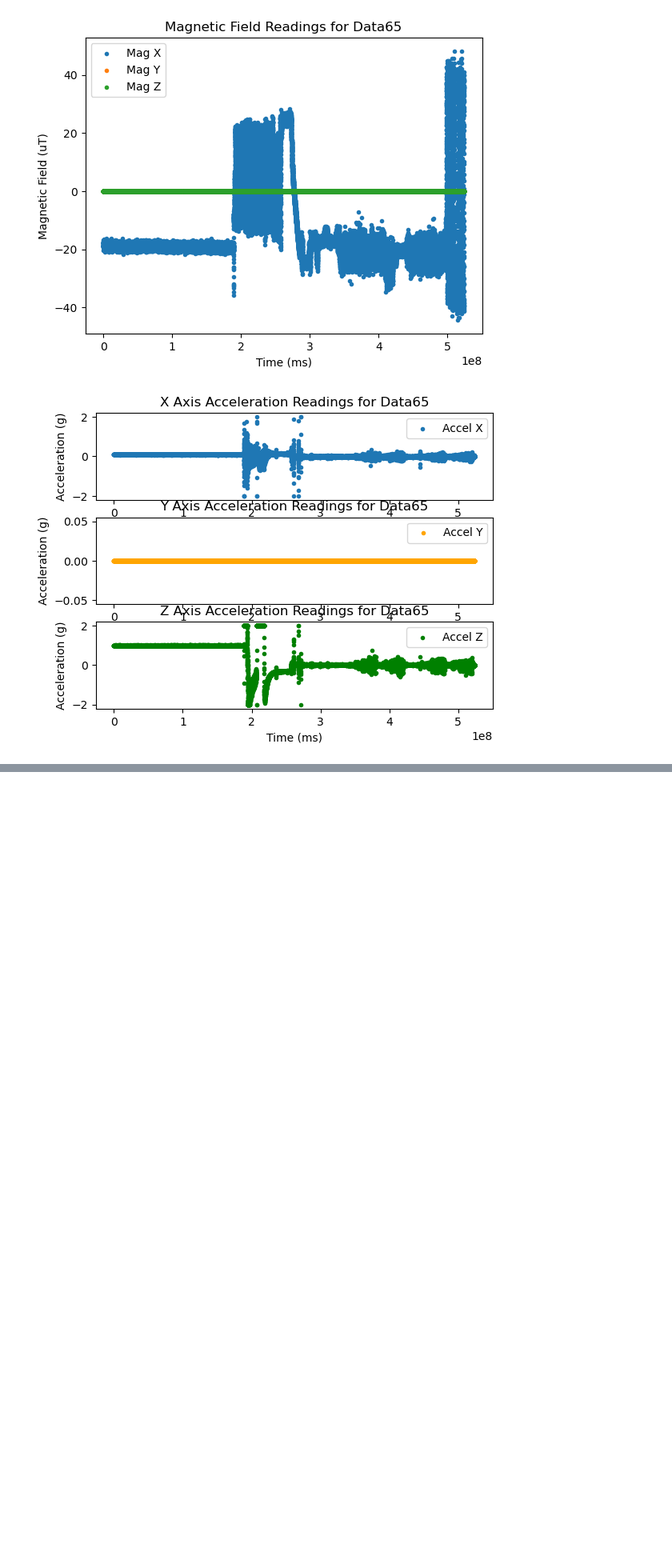
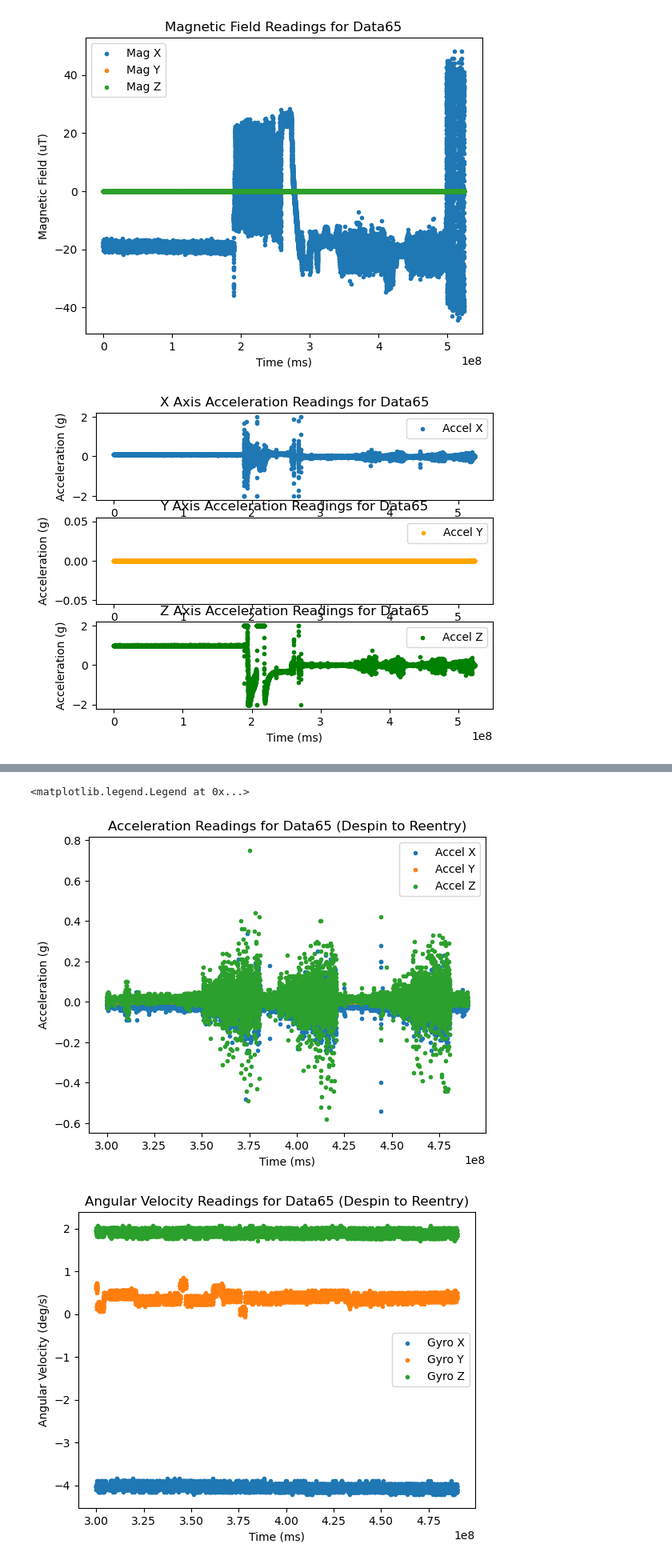
Before and after one commit to Snoozebot3000/RocksatXDataProcessing, a Jupyter notebook: src/plotData.ipynb, the cells around one changed output, grey strips where cells are left out. Shown: that part at 80% size. Drawn from its saved outputs; the diff is of its cells as text; code cells hidden in the pictures; blank space fills up the shorter version.

```diff
--- a/src/plotData.ipynb
+++ b/src/plotData.ipynb
@@ -257,0 +330,75 @@ axIMUAccelSep[2].legend()
+# %%
+#Ok so now we need to zoom in on the section of data of interest for the gyro
+# Reentry looks to be at aboiut complete at about 4.9e8 ms from the start of the data
+# So we will zoom in on that section of data
+
+# First we need to find the index of the data that is closest to 4.9e8 ms
+indexReentry = 0
+for i in range(0, len(imuData['Time'])):
+    if imuData['Time'][i] >= 4.9e8:
+        indexReentry = i
+        break
+
+# Now we will create a new dataframe that is just the data from indexDespin to indexReentry
+
+imuDataReentry = imuData[indexDespin:indexReentry]
+
+# Now we will plot the data
+figIMUAccelReentry, axIMUAccelReentry = plt.subplots()   # Create a figure containing a single axes.
+plotIMUAccelReentry = axIMUAccelReentry.scatter(imuDataReentry['Time'], imuDataReentry['AccelX'], label='Accel X', marker=".")
+plotIMUAccelReentry = axIMUAccelReentry.scatter(imuDataReentry['Time'], imuDataReentry['AccelY'], label='Accel Y', marker=".")
+plotIMUAccelReentry = axIMUAccelReentry.scatter(imuDataReentry['Time'], imuDataReentry['AccelZ'], label='Accel Z', marker=".")
+#add axis titles
+axIMUAccelReentry.set_xlabel('Time (ms)')
+axIMUAccelReentry.set_ylabel('Acceleration (g)')
+axIMUAccelReentry.set_title('Acceleration Readings for ' + dataSet + ' (Despin to Reentry)')
+axIMUAccelReentry.legend()
+
+figIMUGyroReentry, axIMUGyroReentry = plt.subplots()   # Create a figure containing a single axes.
+plotIMUGyroReentry = axIMUGyroReentry.scatter(imuDataReentry['Time'], imuDataReentry['GyroX'], label='Gyro X', marker=".")
+plotIMUGyroReentry = axIMUGyroReentry.scatter(imuDataReentry['Time'], imuDataReentry['GyroY'], label='Gyro Y', marker=".")
+plotIMUGyroReentry = axIMUGyroReentry.scatter(imuDataReentry['Time'], imuDataReentry['GyroZ'], label='Gyro Z', marker=".")
+#add axis titles
+axIMUGyroReentry.set_xlabel('Time (ms)')
+axIMUGyroReentry.set_ylabel('Angular Velocity (deg/s)')
+axIMUGyroReentry.set_title('Angular Velocity Readings for ' + dataSet + ' (Despin to Reentry)')
+axIMUGyroReentry.legend()
+
+figIMUMagReentry, axIMUMagReentry = plt.subplots()   # Create a figure containing a single axes.
+plotIMUMagReentry = axIMUMagReentry.scatter(imuDataReentry['Time'], imuDataReentry['MagX'], label='Mag X', marker=".")
+plotIMUMagReentry = axIMUMagReentry.scatter(imuDataReentry['Time'], imuDataReentry['MagY'], label='Mag Y', marker=".")
+plotIMUMagReentry = axIMUMagReentry.scatter(imuDataReentry['Time'], imuDataReentry['MagZ'], label='Mag Z', marker=".")
+#add axis titles
+axIMUMagReentry.set_xlabel('Time (ms)')
+axIMUMagReentry.set_ylabel('Magnetic Field (uT)')
+axIMUMagReentry.set_title('Magnetic Field Readings for ' + dataSet + ' (Despin to Reentry)')
+axIMUMagReentry.legend()
+
+# Lets look at the gyro data in more detail for each axis individually
+figIMUGyroXReentry, axIMUGyroXReentry = plt.subplots()   # Create a figure containing a single axes.
+plotIMUGyroXReentry = axIMUGyroXReentry.scatter(imuDataReentry['Time'], imuDataReentry['GyroX'], label='Gyro X', marker=".")
+#add axis titles
+axIMUGyroXReentry.set_xlabel('Time (ms)')
+axIMUGyroXReentry.set_ylabel('Angular Velocity (deg/s)')
+axIMUGyroXReentry.set_title('Angular Velocity Readings (X Axis) for ' + dataSet + ' (Despin to Reentry)')
+axIMUGyroXReentry.legend()
+
+figIMUGyroYReentry, axIMUGyroYReentry = plt.subplots()   # Create a figure containing a single axes.
+plotIMUGyroYReentry = axIMUGyroYReentry.scatter(imuDataReentry['Time'], imuDataReentry['GyroY'], label='Gyro Y', marker=".")
+#add axis titles
+axIMUGyroYReentry.set_xlabel('Time (ms)')
+axIMUGyroYReentry.set_ylabel('Angular Velocity (deg/s)')
+axIMUGyroYReentry.set_title('Angular Velocity Readings (Y Axis) for ' + dataSet + ' (Despin to Reentry)')
+axIMUGyroYReentry.legend()
+
+figIMUGyroZReentry, axIMUGyroZReentry = plt.subplots()   # Create a figure containing a single axes.
+plotIMUGyroZReentry = axIMUGyroZReentry.scatter(imuDataReentry['Time'], imuDataReentry['GyroZ'], label='Gyro Z', marker=".")
+#add axis titles
+axIMUGyroZReentry.set_xlabel('Time (ms)')
+axIMUGyroZReentry.set_ylabel('Angular Velocity (deg/s)')
+axIMUGyroZReentry.set_title('Angular Velocity Readings (Z Axis) for ' + dataSet + ' (Despin to Reentry)')
+axIMUGyroZReentry.legend()
+# %% [output]
+<matplotlib.legend.Legend at 0x...>
+[figure, added]
+[figure, added]
```
Also changed, not shown: parts of 4 cells of this notebook.
